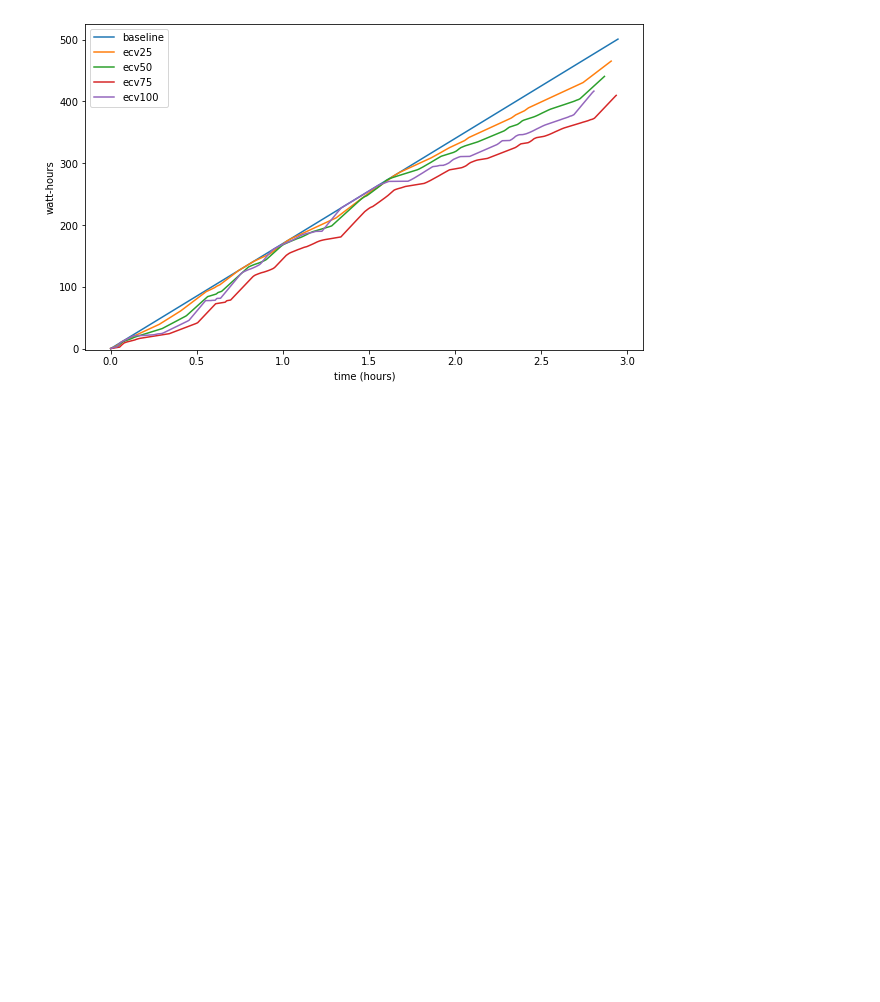
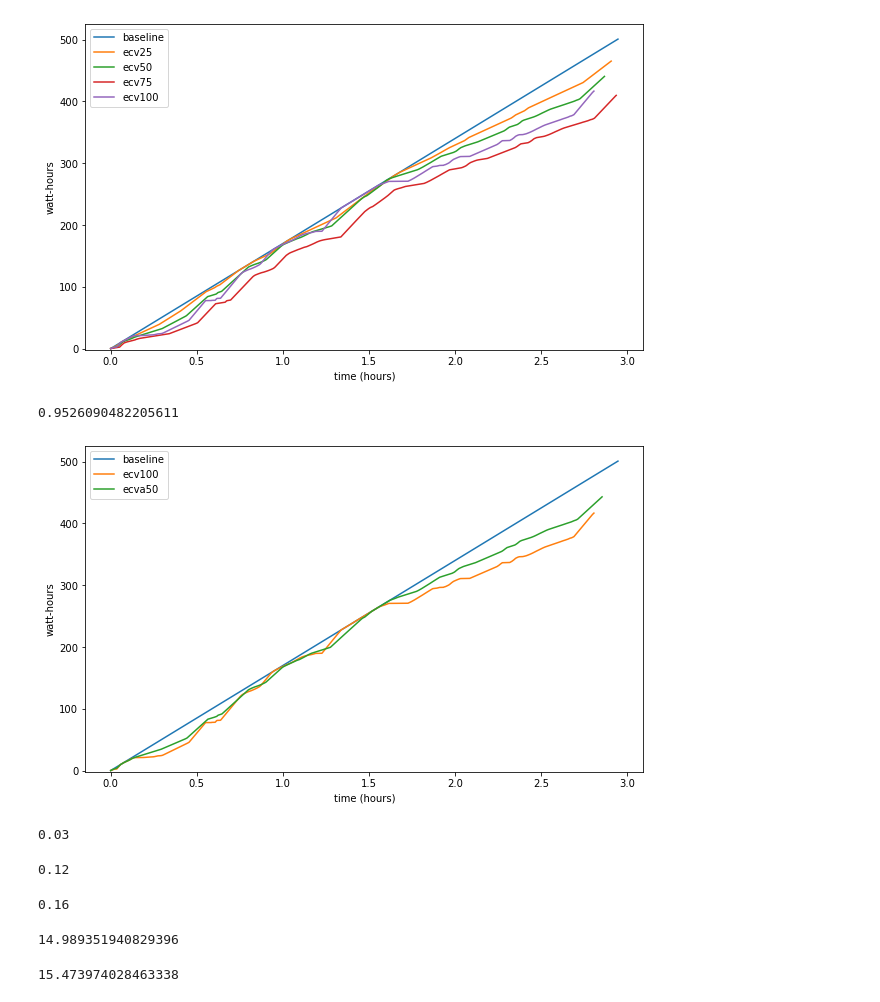
Before and after one commit to busbykt/Ebike, a Jupyter notebook: Analysis.ipynb, the cells around one changed output. Drawn from its saved outputs; the diff is of its cells as text; code cells hidden in the pictures; blank space fills up the shorter version.

```diff
--- a/Analysis.ipynb
+++ b/Analysis.ipynb
@@ -445,3 +393,7 @@ ax.set_ylabel('watt-hours'); ax.set_xlabel('time (hours)')
 ax.legend();
 # %% [output]
 [figure]
+# %%
+ecv100['hours'].max() / baseline['hours'].max()
+# %% [output]
+0.9526090482205611
@@ -447,0 +469,35 @@ ax.legend();
+# %%
+ecva50 = eCaptureVelocityALT(ts=.2, setPower=170, vehicle=touringRider, course_df=calcDF, savePercent=.5)
+# %%
+fig, ax = plt.subplots(figsize=[10,6])
+ax.plot(baseline['hours'],baseline['energy'], label='baseline')
+ax.plot(ecv100['hours'],ecv100['energy'], label='ecv100')
+ax.plot(ecva50['hours'],ecva50['energy'], label='ecva50')
+ax.set_ylim(-2,)
+ax.set_ylabel('watt-hours'); ax.set_xlabel('time (hours)')
+ax.legend();
+# %% [output]
+[figure, added]
+# %%
+# how much faster?
+np.round(1 - ecva50['hours'].max() / baseline['hours'].max(),2)
+# %% [output]
+0.03
+# %%
+# how much less energy
+np.round(1 - ecva50['energy'].max() / baseline['energy'].max(),2)
+# %% [output]
+0.12
+# %%
+# how much less energy if I used reserves?
+np.round(1 - (ecva50['energy'].max()- ecva50['energyReserve'].iloc[-1]) / baseline['energy'].max(),2)
+# %% [output]
+0.16
+# %%
+baseline['mph'].mean()
+# %% [output]
+14.989351940829396
+# %%
+ecva50['mph'].mean()
+# %% [output]
+15.473974028463338
```
Also changed, not shown: parts of 13 cells of this notebook.
